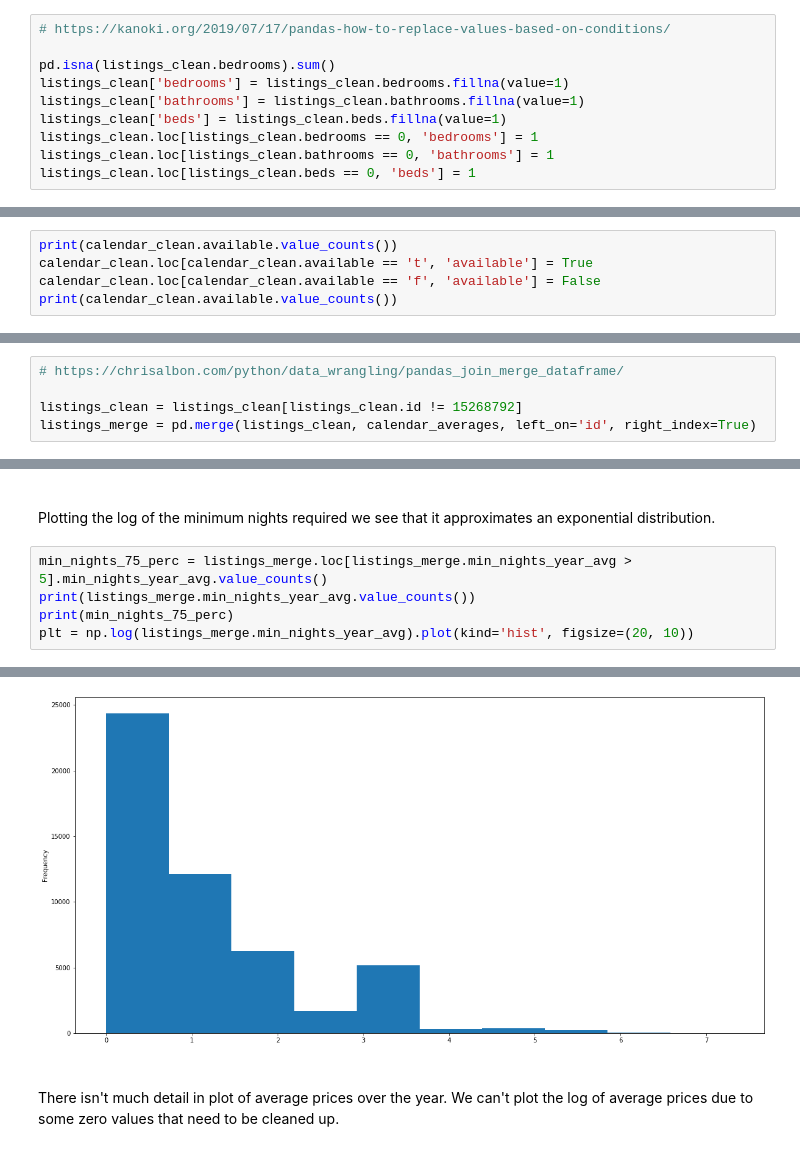
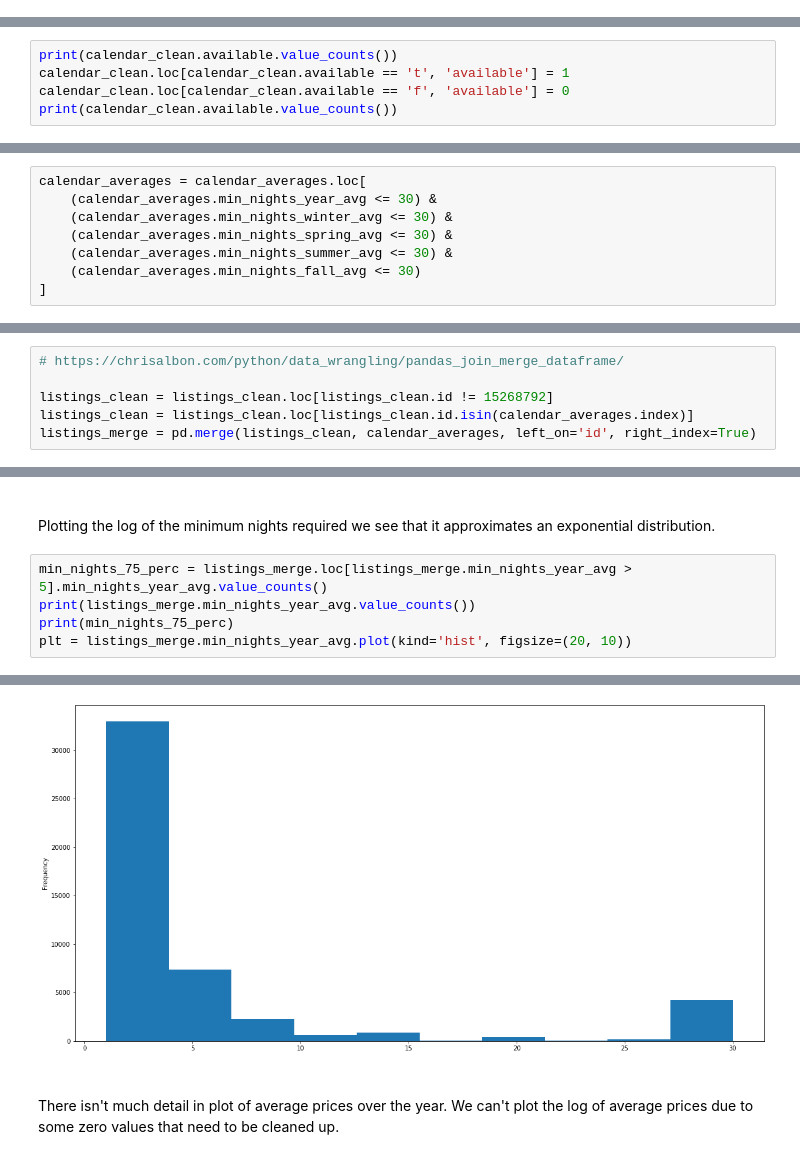
Before and after one commit to bruceplai/ml-capstone, a Jupyter notebook: airbnb.ipynb, the cells around one changed output, grey strips where cells are left out. Saved outputs shown, nothing was run; the diff lists cells and outputs as text.

```diff
--- a/airbnb.ipynb
+++ b/airbnb.ipynb
@@ -394,13 +397,3 @@ listings_clean = listings_clean.apply(avg_of_neighbors, col_name='beds', col_ind
-# %%
-# https://kanoki.org/2019/07/17/pandas-how-to-replace-values-based-on-conditions/
-
-pd.isna(listings_clean.bedrooms).sum()
-listings_clean['bedrooms'] = listings_clean.bedrooms.fillna(value=1)
-listings_clean['bathrooms'] = listings_clean.bathrooms.fillna(value=1)
-listings_clean['beds'] = listings_clean.beds.fillna(value=1)
-listings_clean.loc[listings_clean.bedrooms == 0, 'bedrooms'] = 1
-listings_clean.loc[listings_clean.bathrooms == 0, 'bathrooms'] = 1
-listings_clean.loc[listings_clean.beds == 0, 'beds'] = 1
 # %%
 print(listings_clean.bedrooms.value_counts())
 print(listings_clean.bathrooms.value_counts())
@@ -588,6 +581,6 @@ memory usage: 1.1+ GB
 # %%
 print(calendar_clean.available.value_counts())
-calendar_clean.loc[calendar_clean.available == 't', 'available'] = True
-calendar_clean.loc[calendar_clean.available == 'f', 'available'] = False
+calendar_clean.loc[calendar_clean.available == 't', 'available'] = 1
+calendar_clean.loc[calendar_clean.available == 'f', 'available'] = 0
 print(calendar_clean.available.value_counts())
 # %% [output]
@@ -745,0 +743,8 @@ memory usage: 6.2 MB
+# %%
+calendar_averages = calendar_averages.loc[
+    (calendar_averages.min_nights_year_avg <= 30) &
+    (calendar_averages.min_nights_winter_avg <= 30) &
+    (calendar_averages.min_nights_spring_avg <= 30) &
+    (calendar_averages.min_nights_summer_avg <= 30) &
+    (calendar_averages.min_nights_fall_avg <= 30)
+]
@@ -758,7 +796,8 @@ calendar_averages.head()
 # %%
 # https://chrisalbon.com/python/data_wrangling/pandas_join_merge_dataframe/
 
-listings_clean = listings_clean[listings_clean.id != 15268792]
+listings_clean = listings_clean.loc[listings_clean.id != 15268792]
+listings_clean = listings_clean.loc[listings_clean.id.isin(calendar_averages.index)]
 listings_merge = pd.merge(listings_clean, calendar_averages, left_on='id', right_index=True)
 # %%
 listings_merge.info()
@@ -822,5 +861,5 @@ plt = listings_merge.available_winter_avg.plot(kind='hist', figsize=(20, 10))
 min_nights_75_perc = listings_merge.loc[listings_merge.min_nights_year_avg > 5].min_nights_year_avg.value_counts()
 print(listings_merge.min_nights_year_avg.value_counts())
 print(min_nights_75_perc)
-plt = np.log(listings_merge.min_nights_year_avg).plot(kind='hist', figsize=(20, 10))
+plt = listings_merge.min_nights_year_avg.plot(kind='hist', figsize=(20, 10))
 # %% [output]
@@ -844,4 +883,4 @@ Name: min_nights_year_avg, Length: 1128, dtype: int64
-[figure, old version]
+[figure, new version]
 # %% [markdown]
 <br/>
 <p>There isn't much detail in plot of average prices over the year.  We can't plot the log of average prices due to some zero values that need to be cleaned up.</p>
```
Also changed, not shown: parts of 62 cells of this notebook.
